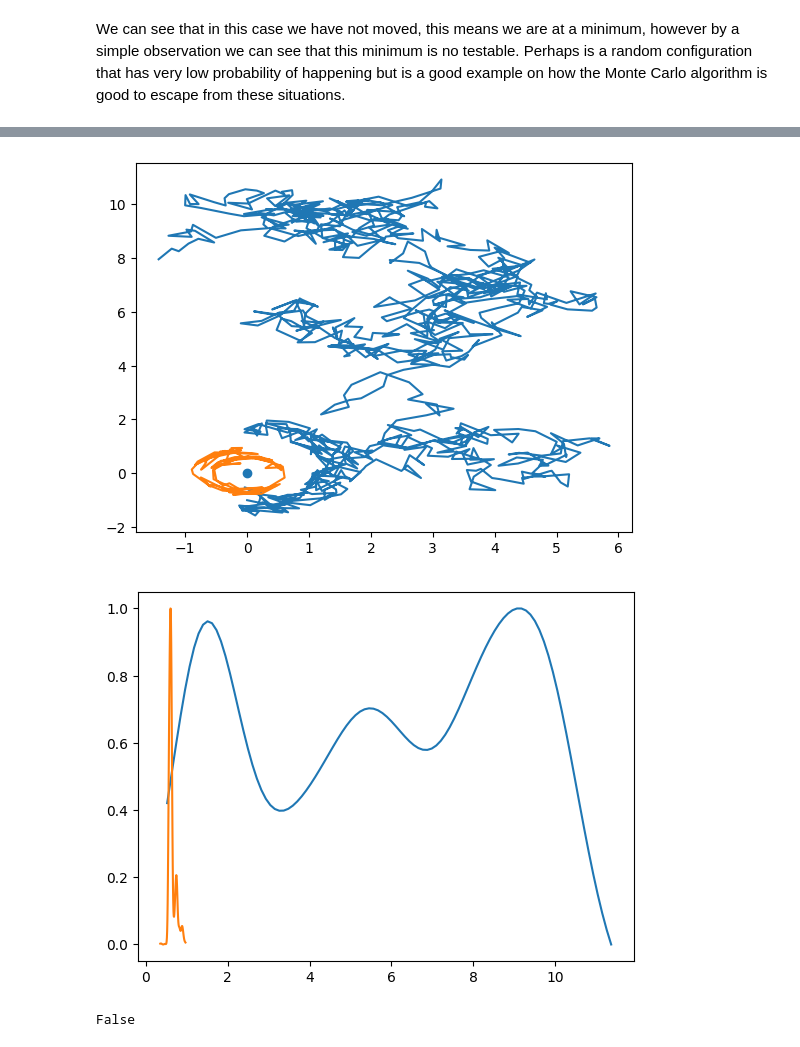
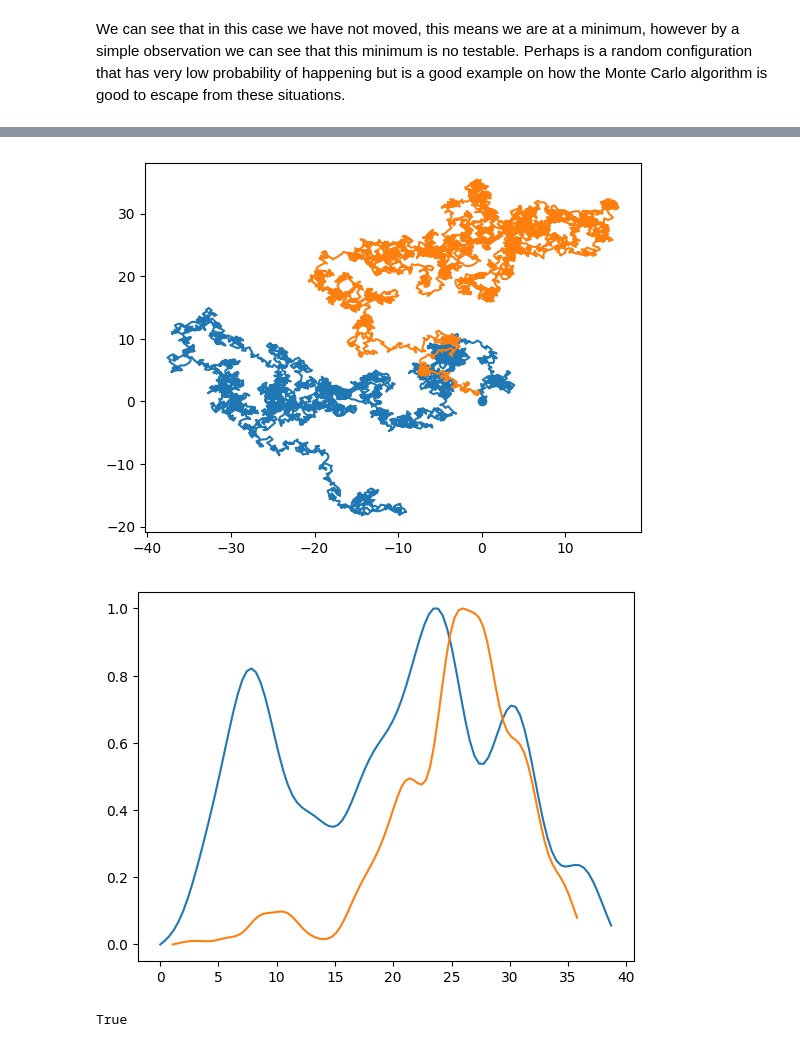
Before and after one commit to FelixCabrera23/Python_for_scientis_101, a Jupyter notebook: Class01/Montecarlo_class5.ipynb, the cells around one changed output, grey strips where cells are left out. Drawn from its saved outputs; the diff is of its cells as text; code cells hidden in the pictures.

```diff
--- a/Class01/Montecarlo_class5.ipynb
+++ b/Class01/Montecarlo_class5.ipynb
@@ -220,12 +226,12 @@ def Mov_part(part):
     return(xn,yn)
 # %%
 proton_a = proton(0,0)
-electron_b = electron(0,-1)
-electron_c = electron(0,1)
+electron_b = electron(0,-rand())
+electron_c = electron(0,1+rand())
 atom = [proton_a,electron_b,electron_c]
 # %%
 # Monte carlo para mover los electrones alrededor del proton
-N = 1000
+N = 10000
 e1 = []
 e2 = []
 
@@ -256,7 +262,7 @@ plt.plot(*zip(*e1))
 plt.plot(*zip(*e2))
 plt.show()
 # %% [output]
-[figure, old version]
+[figure, new version]
 # %%
 E1 = []
 for ele in e1:
@@ -267,24 +273,24 @@ for ele in e2:
 # %%
 from scipy.stats import gaussian_kde
 E1_array = np.array(E1)
 kde = gaussian_kde(E1_array)
 e1_values = np.linspace(min(E1_array),max(E1_array),100)
 kde_E1 = kde(e1_values)
 
 E2_array = np.array(E2)
 kde = gaussian_kde(E2_array)
 e2_values = np.linspace(min(E2_array),max(E2_array),100)
 kde_E2 = kde(e2_values)
-
+atom
 kde_E1_n = (kde_E1-np.min(kde_E1))/(np.max(kde_E1)-np.min(kde_E1))
 kde_E2_n = (kde_E2-np.min(kde_E2))/(np.max(kde_E2)-np.min(kde_E2))
 
 plt.plot(e1_values,kde_E1_n)
 plt.plot(e2_values,kde_E2_n)
 plt.show()
 # %% [output]
-[figure, old version]
+[figure, new version]
 # %%
 max(e1)<max(e2)
 # %% [output]
-False
+True
```
Also changed, not shown: parts of 10 cells of this notebook, 2 other files.
